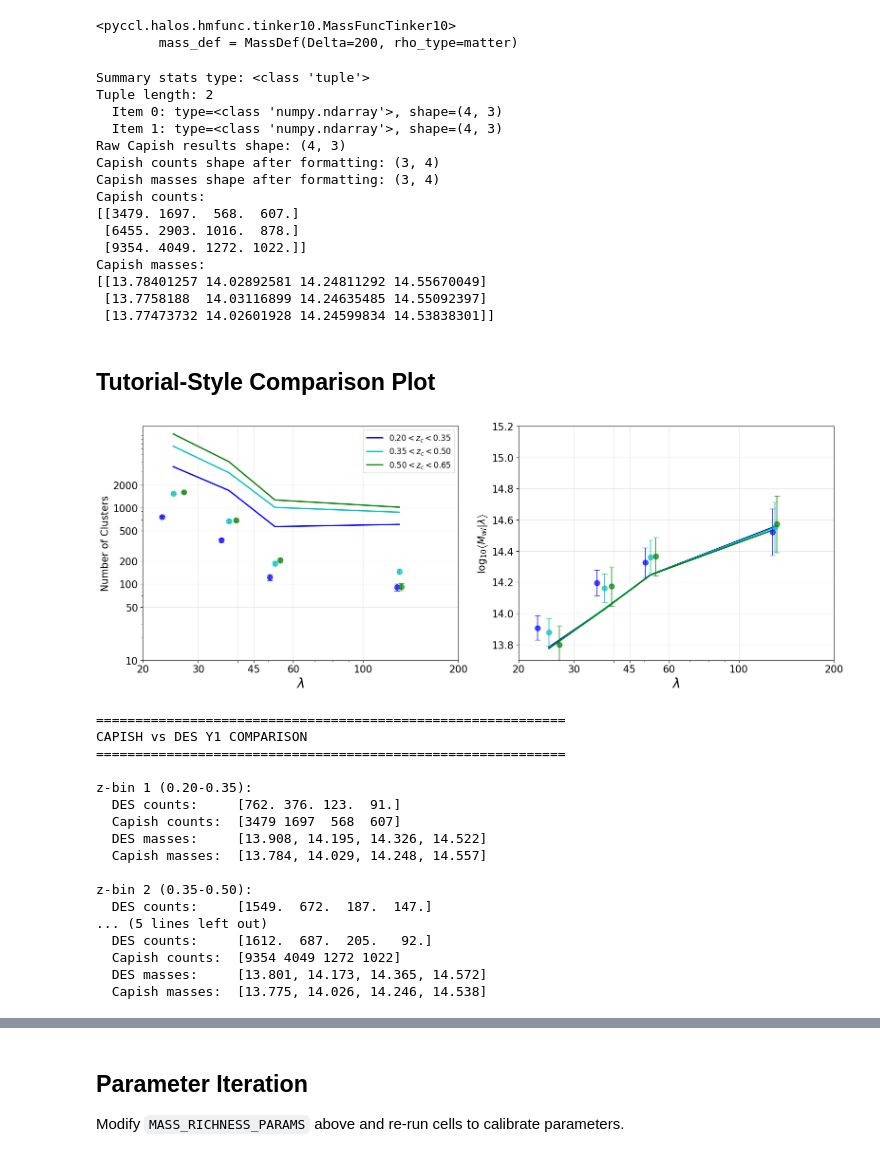
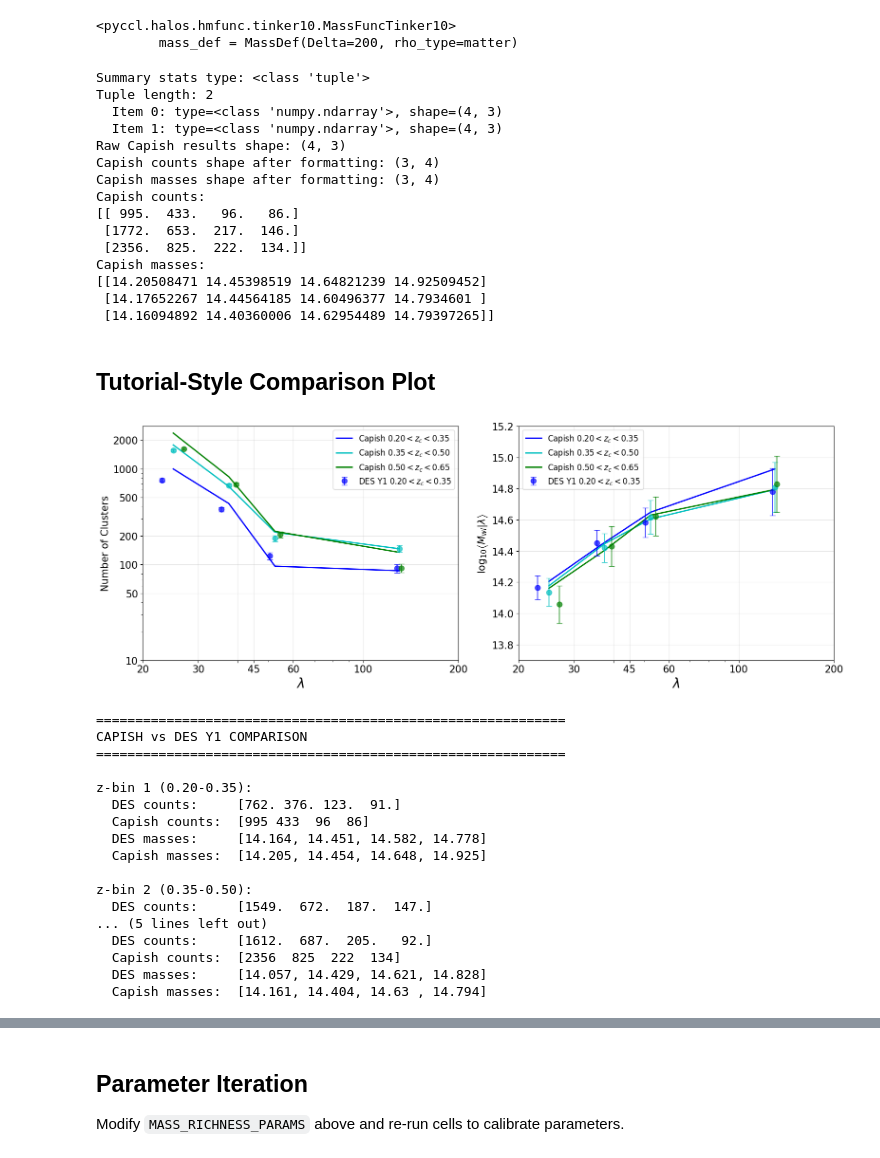
Before and after one commit to calumhrmurray/capish, a Jupyter notebook: notebooks/calum/des_y1_mass_richness_calibration.ipynb, the cells around one changed output, grey strips where cells are left out. Cells and saved outputs as stored; diff of their text form; code cells hidden in the pictures.

```diff
--- a/notebooks/calum/des_y1_mass_richness_calibration.ipynb
+++ b/notebooks/calum/des_y1_mass_richness_calibration.ipynb
@@ -53,3 +51,5 @@ Loaded 6729 clusters
 Richness bins: [ 20  30  45  60 200]
 Redshift bins: [0.2  0.35 0.5  0.65]
 Total calibration bins: 12
+# %%
+little_h_correction = -np.log10(0.744)
@@ -66,7 +68,7 @@ des_masses = np.array([
     [14.036, 14.323, 14.454, 14.650],  # z: 0.2-0.35, added estimate for λ>60
     [14.007, 14.291, 14.488, 14.680],  # z: 0.35-0.5, added estimate for λ>60
     [13.929, 14.301, 14.493, 14.700]   # z: 0.5-0.65, added estimate for λ>60
-]) + np.log10(0.744)  # h correction
+]) + little_h_correction # h correction
 
 # Mass uncertainties - extended to include highest richness bin
 des_mass_errors = np.array([
@@ -133,7 +135,7 @@ def create_capish_config(mr_params, cosmo_params, area_sr):
     }
 
     config['cluster_catalogue.mass_observable_relation'] = {
-        'which_relation': 'Gauss+Poiss-corr'
+        'which_relation': 'Gauss'
     }
 
     config['cluster_catalogue.photometric_redshift'] = {
@@ -169,11 +183,11 @@ np.float64(-9.221180904595387)
 # Mass-richness relation parameters (updated for new relation format)
 MASS_RICHNESS_PARAMS = {
     'M_min': 134896288259.1656,  # 10^11.13 in solar masses
-    # 'M_min': 0,  # 10^11.13 in solar masses
-    'alpha_lambda': -9,
+     #'M_min': 0,  # 10^11.13 in solar masses
+    'alpha_lambda': -9.22 - little_h_correction,
     'beta_lambda': 0.75,
     'gamma_lambda': 0.0,
-    'sigma_lambda': 0.0,
+    'sigma_lambda': 0.3,
     'alpha_mwl': 0.0,
     'beta_mwl': 1.0,
     'gamma_mwl': 0.0,
@@ -298,13 +312,13 @@ Raw Capish results shape: (4, 3)
 Capish counts shape after formatting: (3, 4)
 Capish masses shape after formatting: (3, 4)
 Capish counts:
-[[3479. 1697.  568.  607.]
- [6455. 2903. 1016.  878.]
- [9354. 4049. 1272. 1022.]]
+[[ 995.  433.   96.   86.]
+ [1772.  653.  217.  146.]
+ [2356.  825.  222.  134.]]
 Capish masses:
-[[13.78401257 14.02892581 14.24811292 14.55670049]
- [13.7758188  14.03116899 14.24635485 14.55092397]
- [13.77473732 14.02601928 14.24599834 14.53838301]]
+[[14.20508471 14.45398519 14.64821239 14.92509452]
+ [14.17652267 14.44564185 14.60496377 14.7934601 ]
+ [14.16094892 14.40360006 14.62954489 14.79397265]]
 # %% [markdown]
 ## Tutorial-Style Comparison Plot
 # %%
@@ -318,22 +332,30 @@ z_labels = ['$ 0.20 < z_c < 0.35 $', '$ 0.35 < z_c < 0.50 $', '$ 0.50 < z_c < 0.
 # Subplot 1: Number of clusters
 plt.subplot(121)
 
-# Plot Capish predictions
+# Plot Capish predictions (solid lines)
 for i in range(n_z_bins):
-    plt.plot(lambda_cents, capish_counts[i, :], colors[i], linewidth=2, label=z_labels[i])
+    plt.plot(lambda_cents, capish_counts[i, :], colors[i], linewidth=2, label=f'Capish {z_labels[i]}')
 
 # Plot DES observations as points
 for i in range(n_z_bins):
     count_errors = np.sqrt(np.maximum(des_counts[i, :], 1))
     plt.errorbar(lambda_cents + (i-1)*2, des_counts[i, :], yerr=count_errors,
-                fmt='o', color=colors[i][0], markersize=8, capsize=4, alpha=0.7)
+                fmt='o', color=colors[i][0], markersize=8, capsize=4, alpha=0.7, label=f'DES Y1 {z_labels[i]}' if i == 0 else None)
 
 plt.xscale('log')
 plt.yscale('log')
 plt.yticks([10, 50, 100, 200, 500, 1000, 2000], labels=[10, 50, 100, 200, 500, 1000, 2000])
 plt.xlabel(r'$\lambda$', fontsize=20)
 plt.ylabel('Number of Clusters', fontsize=15)
-plt.legend(loc='upper right', fontsize=12)
+handles, labels = plt.gca().get_legend_handles_labels()
+# Only show one DES Y1 entry in legend
+new_labels = []
+new_handles = []
+for h, l in zip(handles, labels):
+    if l not in new_labels:
+        new_labels.append(l)
+        new_handles.append(h)
+plt.legend(new_handles, new_labels, loc='upper right', fontsize=12)
 plt.xticks(ticks=[20, 30, 40, 45, 60, 100, 200],
            labels=[20, 30, None, 45, 60, 100, 200], fontsize=15)
 plt.yticks(fontsize=15)
@@ -342,53 +364,62 @@ plt.grid(True, alpha=0.3)
 # Subplot 2: Mean MWL
 plt.subplot(122)
 
-# Plot Capish predictions
+# Plot Capish predictions (solid lines)
 for i in range(n_z_bins):
-    plt.plot(lambda_cents, capish_masses[i, :], colors[i], linewidth=2, label=z_labels[i])
+    plt.plot(lambda_cents, capish_masses[i, :], colors[i], linewidth=2, label=f'Capish {z_labels[i]}')
 
 # Plot DES observations as points
 for i in range(n_z_bins):
     plt.errorbar(lambda_cents + (i-1)*2, des_masses[i, :], yerr=des_mass_errors[i, :],
-                fmt='o', color=colors[i][0], markersize=8, capsize=4, alpha=0.7)
+                fmt='o', color=colors[i][0], markersize=8, capsize=4, alpha=0.7, label=f'DES Y1 {z_labels[i]}' if i == 0 else None)
 
 plt.xscale('log')
 plt.ylim(13.7, 15.2)
 plt.xlabel(r'$\lambda$', fontsize=20)
 plt.ylabel(r'log$_{10} \left< M_{wl} | \lambda \right>$', fontsize=15)
 plt.xticks(ticks=[20, 30, 40, 45, 60, 100, 200],
            labels=[20, 30, None, 45, 60, 100, 200], fontsize=15)
 plt.yticks(fontsize=15)
 plt.grid(True, alpha=0.3)
+
+handles, labels = plt.gca().get_legend_handles_labels()
+new_labels = []
+new_handles = []
+for h, l in zip(handles, labels):
+    if l not in new_labels:
+        new_labels.append(l)
+        new_handles.append(h)
+plt.legend(new_handles, new_labels, loc='upper left', fontsize=12)
 
 plt.tight_layout()
 plt.show()
 
 # Print summary
 print("\n" + "="*60)
 print("CAPISH vs DES Y1 COMPARISON")
 print("="*60)
 for i in range(n_z_bins):
     print(f"\nz-bin {i+1} ({z_bins[i]:.2f}-{z_bins[i+1]:.2f}):")
     print(f"  DES counts:     {des_counts[i, :]}")
     print(f"  Capish counts:  {capish_counts[i, :].astype(int)}")
     print(f"  DES masses:     {np.array2string(des_masses[i, :], precision=3, separator=', ')}")
     print(f"  Capish masses:  {np.array2string(capish_masses[i, :], precision=3, separator=', ')}")
 # %% [output]
-[figure, old version]
+[figure, new version]
 ============================================================
 CAPISH vs DES Y1 COMPARISON
 ============================================================
 
 z-bin 1 (0.20-0.35):
   DES counts:     [762. 376. 123.  91.]
-  Capish counts:  [3479 1697  568  607]
-  DES masses:     [13.908, 14.195, 14.326, 14.522]
-  Capish masses:  [13.784, 14.029, 14.248, 14.557]
+  Capish counts:  [995 433  96  86]
+  DES masses:     [14.164, 14.451, 14.582, 14.778]
+  Capish masses:  [14.205, 14.454, 14.648, 14.925]
 
 z-bin 2 (0.35-0.50):
   DES counts:     [1549.  672.  187.  147.]
 ... (5 lines left out)
   DES counts:     [1612.  687.  205.   92.]
-  Capish counts:  [9354 4049 1272 1022]
-  DES masses:     [13.801, 14.173, 14.365, 14.572]
-  Capish masses:  [13.775, 14.026, 14.246, 14.538]
+  Capish counts:  [2356  825  222  134]
+  DES masses:     [14.057, 14.429, 14.621, 14.828]
+  Capish masses:  [14.161, 14.404, 14.63 , 14.794]
```
Also changed, not shown: parts of 11 cells of this notebook, 2 other files.
